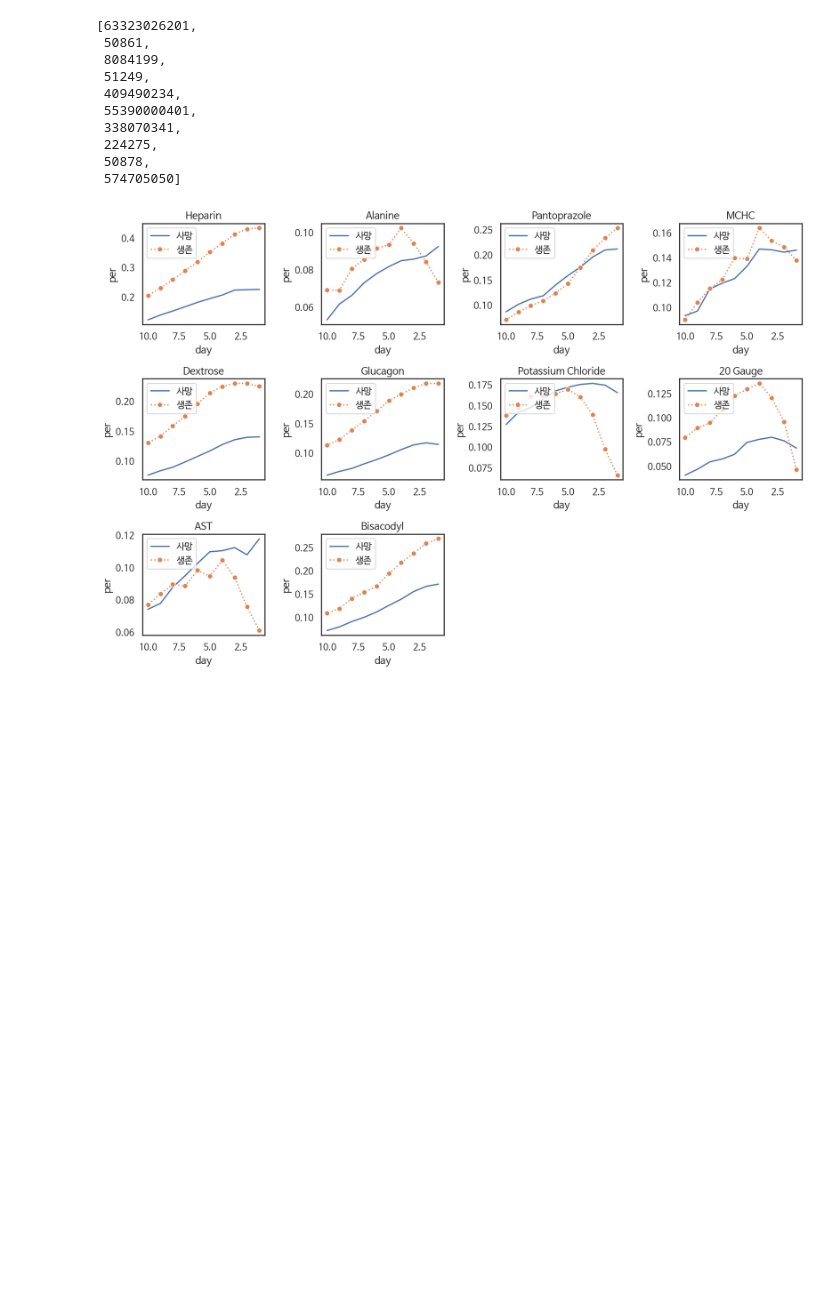
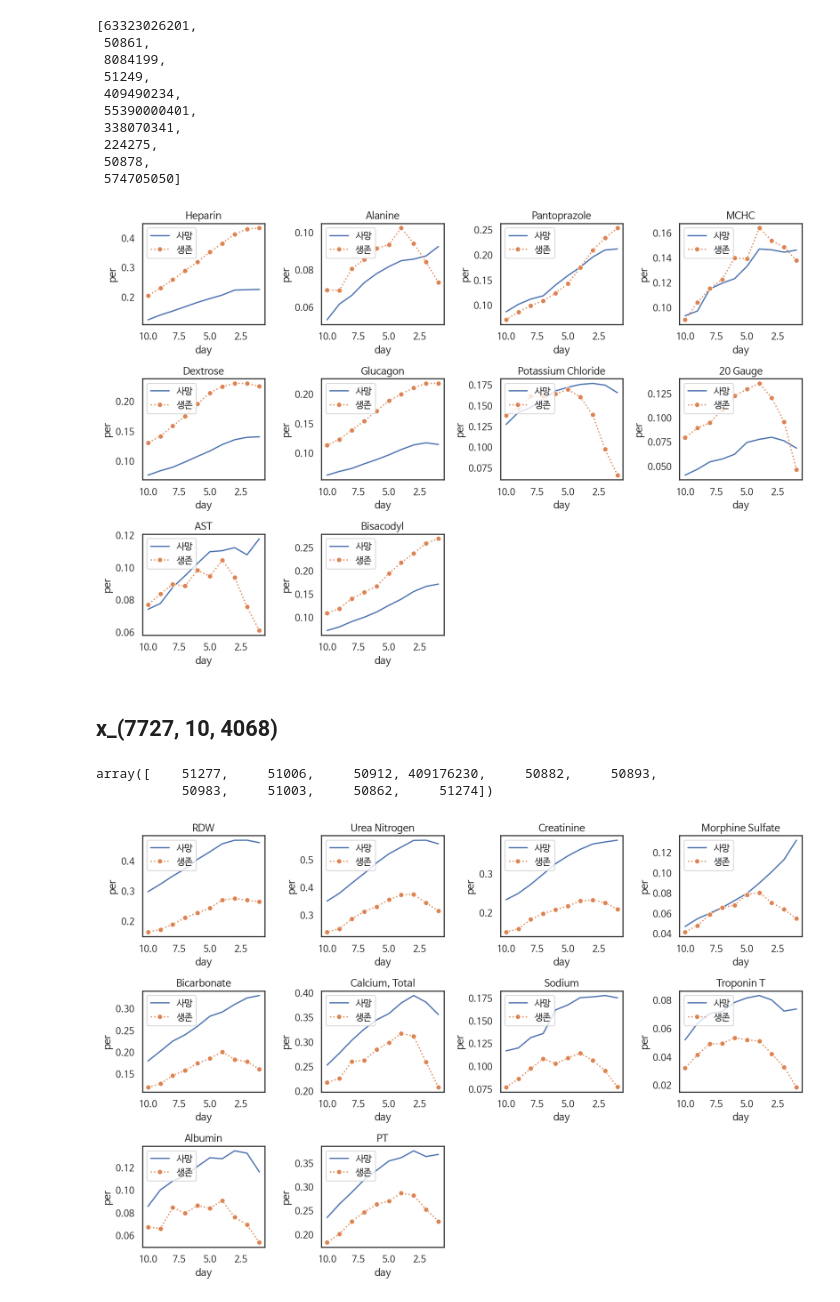
Before and after one commit to limeorange/MIMIC_Research, a Jupyter notebook: 국내_한국정보과학회/03 Method1 - 사망, 생존 마커 TOP10 & 그래프.ipynb, the cells around one changed output. Drawn from its saved outputs; the diff is of its cells as text; code cells hidden in the pictures; blank space fills up the shorter version.

```diff
--- a/국내_한국정보과학회/03 Method1 - 사망, 생존 마커 TOP10 & 그래프.ipynb
+++ b/국내_한국정보과학회/03 Method1 - 사망, 생존 마커 TOP10 & 그래프.ipynb
@@ -471,3 +474,13 @@ visualization(s_3595)
  50878,
  574705050]
 [figure]
+# %% [markdown]
+## x_(7727, 10, 4068)
+# %%
+d_4068 = m1_df_4068['feature'][:10].values # TOP10 사망 마커
+d_4068
+absum(d_4068)
+# %% [output]
+array([    51277,     51006,     50912, 409176230,     50882,     50893,
+           50983,     51003,     50862,     51274])
+[figure, added]
```
Also changed, not shown: parts of 12 cells of this notebook, 3 other files.
